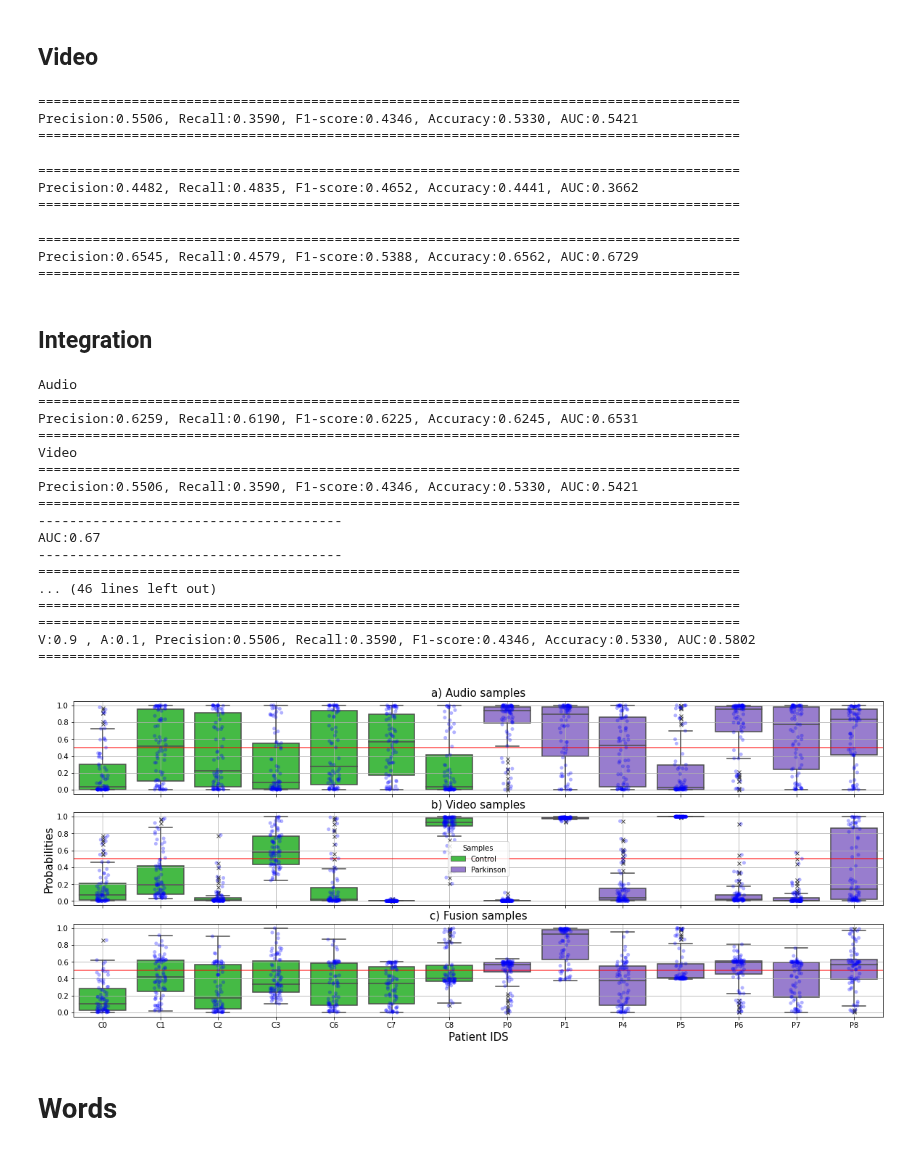
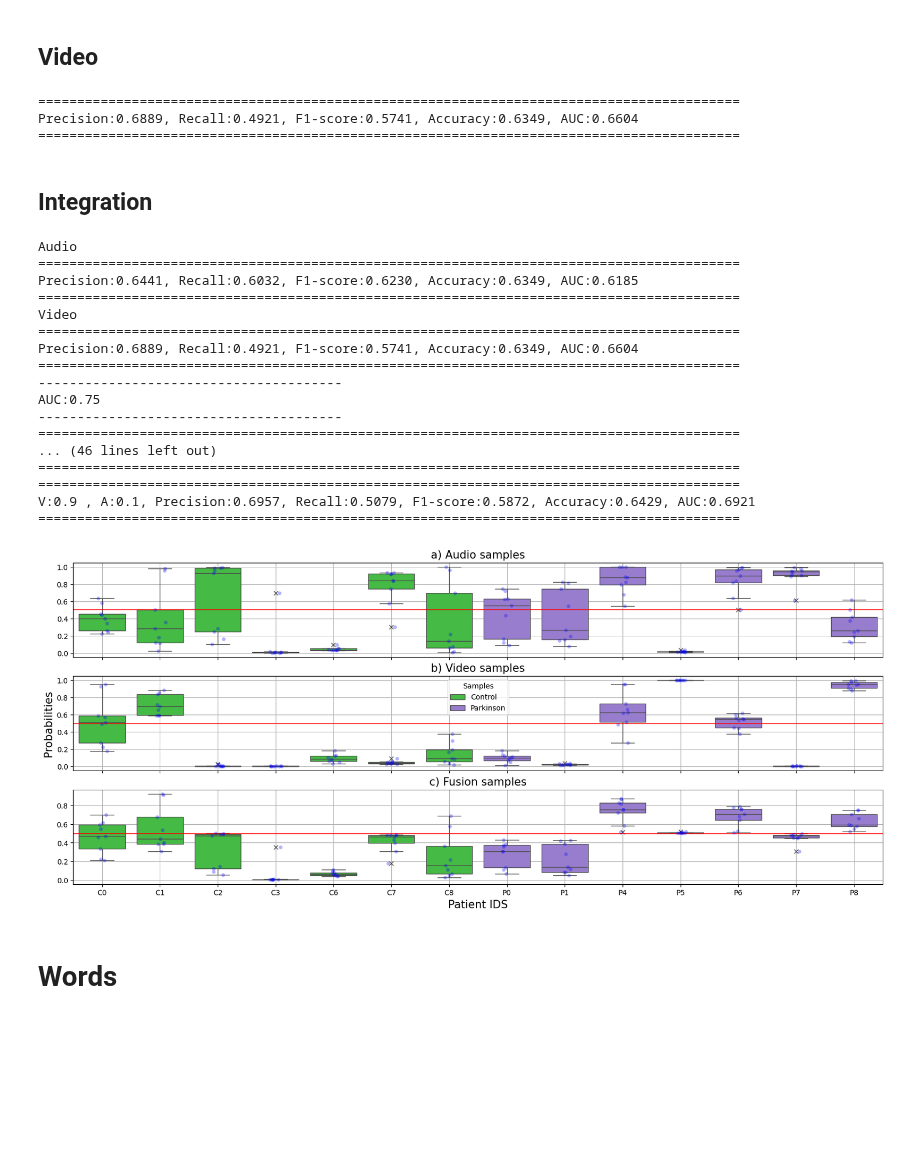
Before and after one commit to jdvalera19/Parkinson-Multimodal-Cross-Attention, a Jupyter notebook: View_result copy.ipynb, the cells around one changed output. Saved outputs shown, nothing was run; the diff lists cells and outputs as text; code cells hidden in the pictures; blank space fills up the shorter version.

```diff
--- a/View_result copy.ipynb
+++ b/View_result copy.ipynb
@@ -131,63 +74,51 @@ Precision:0.6259, Recall:0.6190, F1-score:0.6225, Accuracy:0.6245, AUC:0.6531
 # %% [markdown]
 ## Video
 # %%
-view_results('Results/Note:VIDEO:LOO_data_v2_balanced-Lr:0.001-Epoch:10-Exercise:Phonemes-duration_size:False.csv')
+view_results('Results_v2/Note:VIDEO:weights-Lr:0.0001-Epoch:50-Exercise:Phonemes-duration_size:False.csv')
 # %% [output]
 ==========================================================================================
-Precision:0.5506, Recall:0.3590, F1-score:0.4346, Accuracy:0.5330, AUC:0.5421
+Precision:0.6889, Recall:0.4921, F1-score:0.5741, Accuracy:0.6349, AUC:0.6604
 ==========================================================================================
-# %%
-view_results('Results/Note:VIDEO:LOO_data_v2_balanced_without_weights-Lr:0.0001-Epoch:10-Exercise:Phonemes-duration_size:False.csv')
-# %% [output]
-==========================================================================================
-Precision:0.4482, Recall:0.4835, F1-score:0.4652, Accuracy:0.4441, AUC:0.3662
-==========================================================================================
-# %%
-view_results('Results/Note:2D baseline-Lr:1e-06-Epoch:10-Exercise:Phonemes.csv')
-# %% [output]
-==========================================================================================
-Precision:0.6545, Recall:0.4579, F1-score:0.5388, Accuracy:0.6562, AUC:0.6729
-==========================================================================================
 # %% [markdown]
 ## Integration
 # %%
-audio_path = 'Results/Note:AUDIO:LOO_data_v2_balanced-Lr:1e-05-Epoch:30-Exercise:Phonemes-duration_size:False.csv'
-video_path = 'Results/Note:VIDEO:LOO_data_v2_balanced-Lr:0.001-Epoch:10-Exercise:Phonemes-duration_size:False.csv'
+audio_path = 'Results_v2/Note:AUDIO_128:weights-Lr:1e-06-Epoch:100-Exercise:Phonemes-duration_size:False.csv'
+video_path = 'Results_v2/Note:VIDEO:weights-Lr:0.0001-Epoch:50-Exercise:Phonemes-duration_size:False.csv'
 save_name  = 'results_Phonemes'
-alpha      = 0.6
+alpha      = 0.5
 
 print('Audio')
 view_results(audio_path)
 print('Video')
 view_results(video_path)
 
 generate_final_visualization(audio_path,
                              video_path,
                              save_name,
                              'Patient IDS',
                              alpha)
 
 data_phonemes = audio_visual_evaluation(audio_path,
                                       video_path)
 # %% [output]
 Audio
 ==========================================================================================
-Precision:0.6259, Recall:0.6190, F1-score:0.6225, Accuracy:0.6245, AUC:0.6531
+Precision:0.6441, Recall:0.6032, F1-score:0.6230, Accuracy:0.6349, AUC:0.6185
 ==========================================================================================
 Video
 ==========================================================================================
-Precision:0.5506, Recall:0.3590, F1-score:0.4346, Accuracy:0.5330, AUC:0.5421
+Precision:0.6889, Recall:0.4921, F1-score:0.5741, Accuracy:0.6349, AUC:0.6604
 ==========================================================================================
 ---------------------------------------
-AUC:0.67
+AUC:0.75
 ---------------------------------------
 ==========================================================================================
 ... (46 lines left out)
 ==========================================================================================
 ==========================================================================================
-V:0.9 , A:0.1, Precision:0.5506, Recall:0.3590, F1-score:0.4346, Accuracy:0.5330, AUC:0.5802
+V:0.9 , A:0.1, Precision:0.6957, Recall:0.5079, F1-score:0.5872, Accuracy:0.6429, AUC:0.6921
 ==========================================================================================
-[figure, old version]
+[figure, new version]
 # %% [markdown]
 # Words
 # %% [markdown]
```
Also changed, not shown: parts of 22 cells of this notebook, 17 other files.
